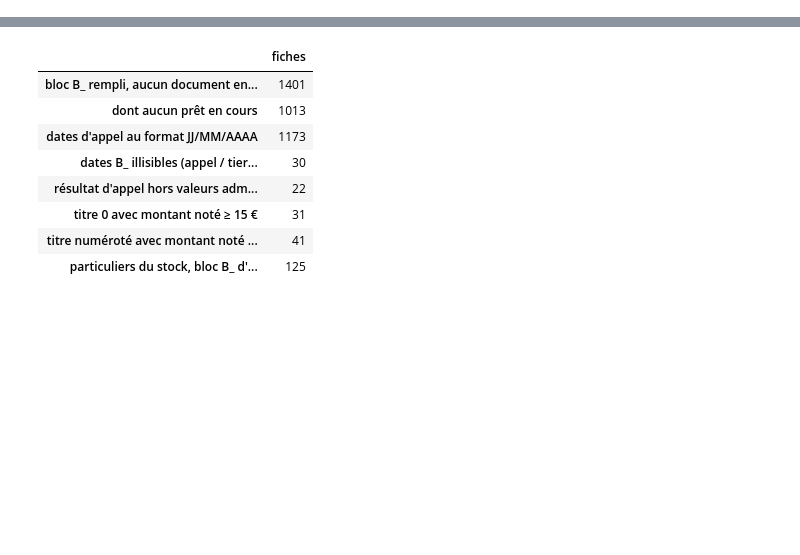
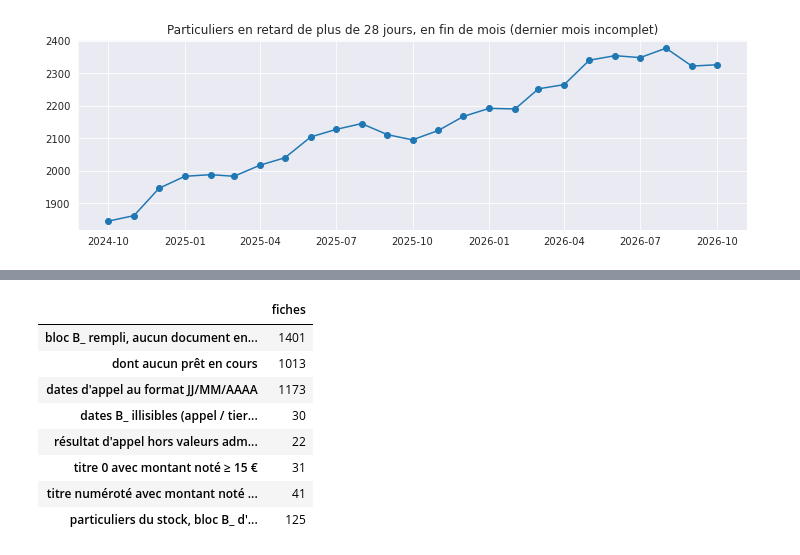
Before and after one commit to medrbx/kibini2, a Jupyter notebook: kibini/adm_contentieux_statistiques.ipynb, the cells around one changed output, grey strips where cells are left out. Cells and saved outputs as stored; diff of their text form; code cells hidden in the pictures; blank space fills up the shorter version.

```diff
--- a/kibini/adm_contentieux_statistiques.ipynb
+++ b/kibini/adm_contentieux_statistiques.ipynb
@@ -961,8 +73,0 @@ Les personnes qui ont **emprunté à nouveau depuis le début de leur retard** s
-# %%
-part['carte expirée'] = pd.to_datetime(part['dateexpiry'], errors='coerce') < fraicheur
-part['a emprunté depuis'] = part['dernier_pret'] > part['plus_ancienne_echeance']
-profil = 100 * part.groupby('tranche')[['tel', 'courriel', 'carte expirée', 'a emprunté depuis']].mean().rename(columns={'tel': 'téléphone'})
-profil.insert(0, 'personnes', part.groupby('tranche').size())
-display(profil.round(1))
-age = (fraicheur - pd.to_datetime(part['dateofbirth'], errors='coerce')).dt.days / 365.25
-pd.crosstab(pd.cut(age, TRANCHES_AGE, labels=LIB_AGE), part['tranche'], margins=True, margins_name='Total')
@@ -1237,30 +73,0 @@ La lettre de facture part à 42 jours de retard : on cherche, dans l'historique
-# %%
-d = suivi[suivi['borrowernumber'].notna() & suivi['date_rap'].notna()].reset_index()[['index', 'borrowernumber', 'date_rap']]
-m = d.merge(p[['borrowernumber', 'echeance']], on='borrowernumber')
-m['ecart'] = (m['date_rap'] - m['echeance']).dt.days
-fenetre = m[m['ecart'].between(35, 56)]
-suivi['echeance_ctx'] = fenetre.groupby('index')['echeance'].agg(lambda s: s.mode().iat[0])
-suivi['source_annee_ctx'] = np.select([suivi['echeance_ctx'].notna(), suivi['date_rap'].notna()], ['échéance vérifiée', 'RAP - 42 j'], default='inconnue')
-v = suivi[suivi['source_annee_ctx'] == 'échéance vérifiée']
-concordance = 100 * ((v['date_rap'] - pd.Timedelta(days=42)).dt.year == v['echeance_ctx'].dt.year).mean()
-suivi['echeance_ctx'] = suivi['echeance_ctx'].fillna(suivi['date_rap'] - pd.Timedelta(days=42))
-suivi['annee_ctx'] = suivi['echeance_ctx'].dt.year
-print("source de l'année du contentieux :", suivi['source_annee_ctx'].value_counts().to_dict(),
-      f"; concordance année(RAP - 42 j) / échéance vérifiée : {concordance:.1f} %")
-
-k = suivi[suivi['annee_ctx'] >= 2018].copy()
-k['annee_ctx'] = k['annee_ctx'].astype(int)
-print("hors tableau (année inconnue ou antérieure à 2018) :", len(suivi) - len(k))
-emk, sansk = k[k['numerote']], k[~k['numerote']]
-par_ctx = pd.DataFrame({
-    'dossiers': k.groupby('annee_ctx').size(),
-    'dossiers avec titre': emk.groupby('annee_ctx').size(),
-    'titres émis (distincts)': emk.groupby('annee_ctx')['titre'].nunique(),
-    'montant émis (€)': emk.groupby('annee_ctx')['montant'].sum(),
-    'dossiers sans titre': sansk.groupby('annee_ctx').size(),
-    'dont < 15 €': sansk[sansk['motif_sans_titre'] == 'somme < 15 €'].groupby('annee_ctx').size(),
-}).fillna(0)
-s = pd.crosstab(emk['annee_ctx'], emk['suite_titre'])
-par_ctx['part réglée ou annulée %'] = 100 * s.reindex(columns=regle_ou_annule, fill_value=0).sum(axis=1) / s.sum(axis=1)
-par_ctx['délai médian échéance → titre (j)'] = (emk['date_emission'] - emk['echeance_ctx']).dt.days.groupby(emk['annee_ctx']).median()
-par_ctx.round(0)
@@ -1353,0 +553,8 @@ La première ligne correspond aux fiches que vide le script `adm_contentieux_net
+# %%
+fig, ax = plt.subplots(figsize=(12, 3.5))
+evolution.index = evolution.index.to_timestamp()
+ax.plot(evolution.index, evolution.values, marker='o')
+ax.set_title('Particuliers en retard de plus de 28 jours, en fin de mois (dernier mois incomplet)')
+plt.show()
+# %% [output]
+[figure, added]
```
Also changed, not shown: parts of 90 cells of this notebook.
